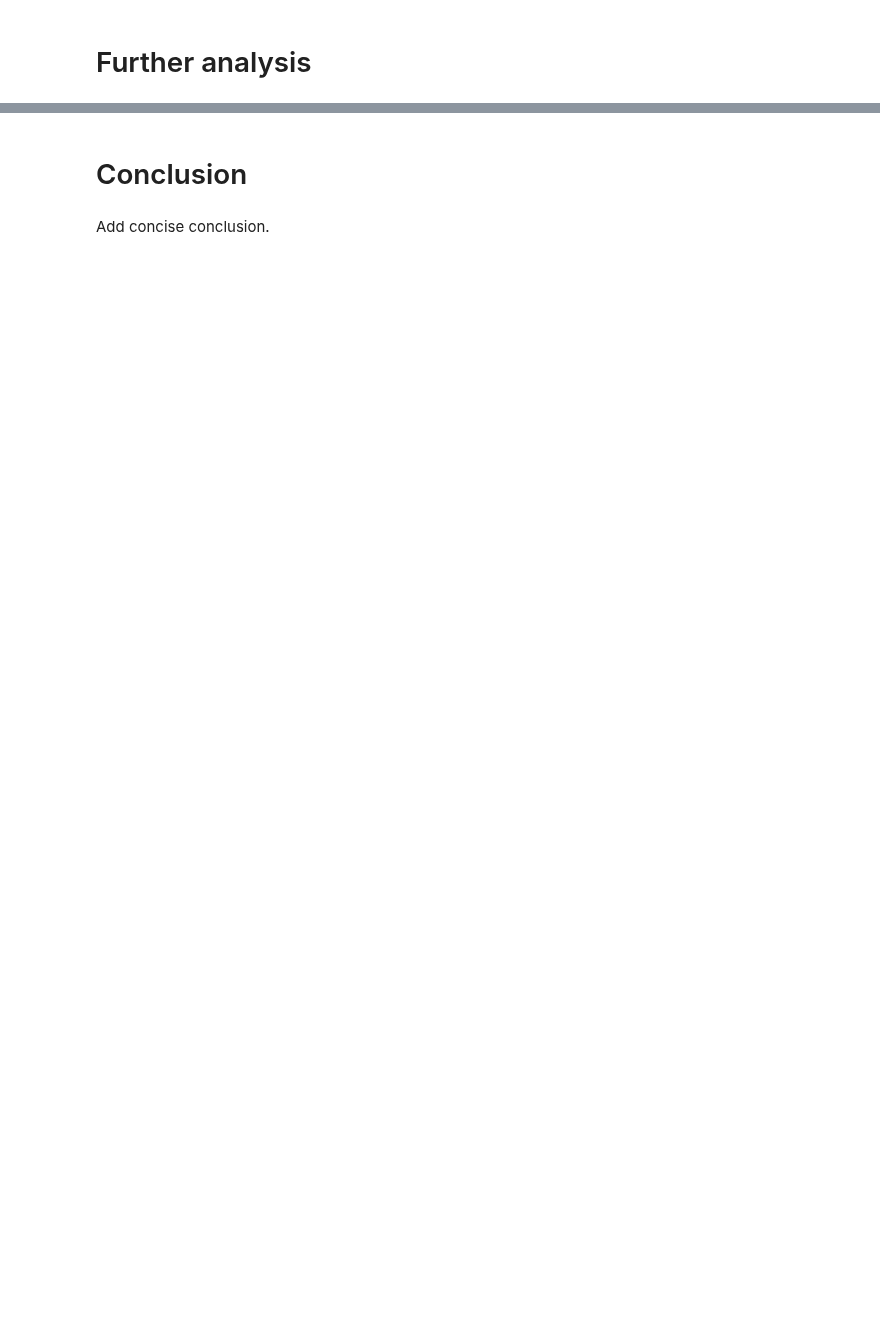
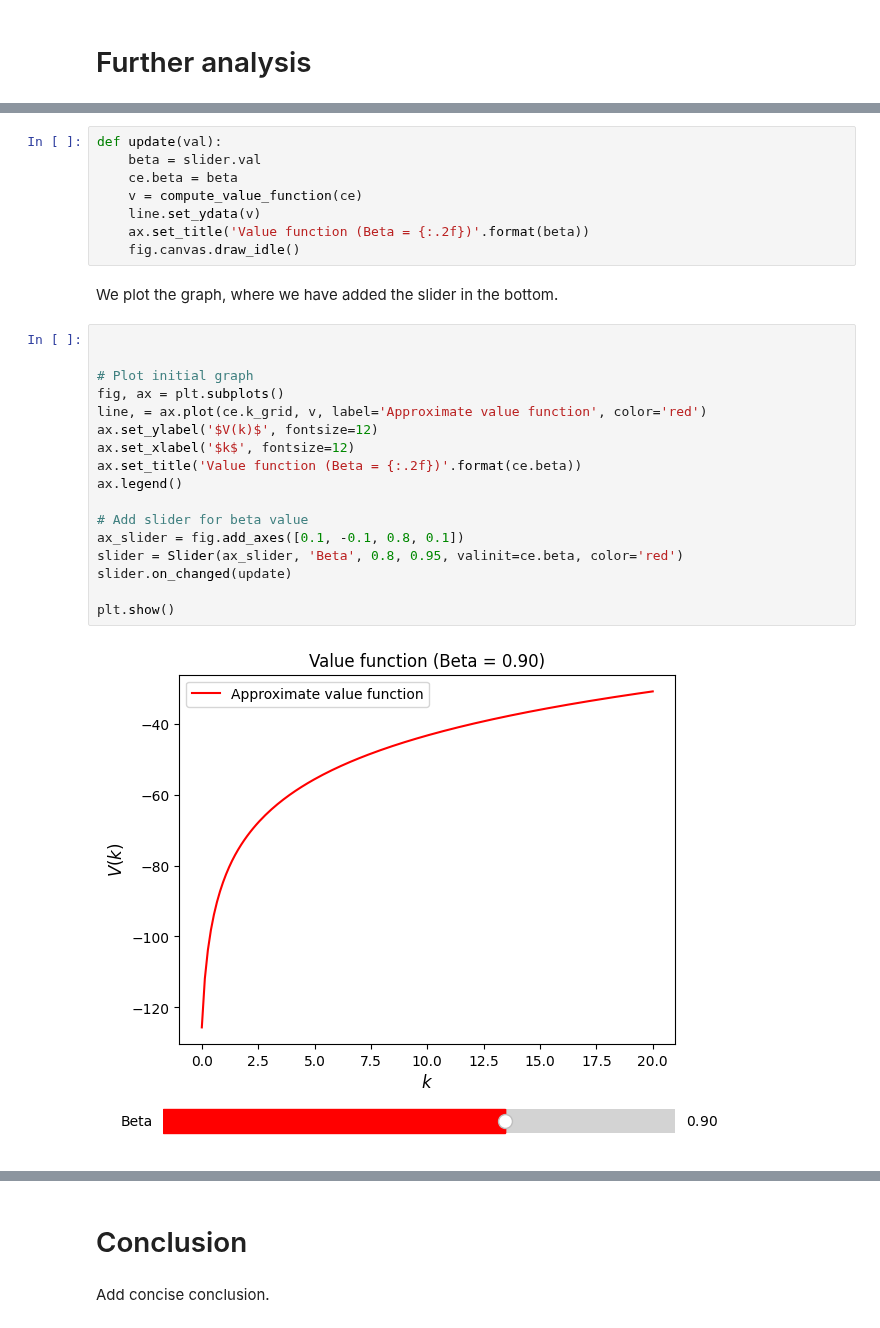
Before and after one commit to NumEconCopenhagen/projects-2024-jacobogmads, a Jupyter notebook: modelproject/modelproject.ipynb, the cells around one changed output, grey strips where cells are left out. Cells and saved outputs as stored; diff of their text form; blank space fills up the shorter version.

```diff
--- a/modelproject/modelproject.ipynb
+++ b/modelproject/modelproject.ipynb
@@ -189,0 +194,29 @@ Try to make an extension of the model.
+# %%
+def update(val):
+    beta = slider.val
+    ce.beta = beta
+    v = compute_value_function(ce)
+    line.set_ydata(v)
+    ax.set_title('Value function (Beta = {:.2f})'.format(beta))
+    fig.canvas.draw_idle()
+# %% [markdown]
+We plot the graph, where we have added the slider in the bottom.
+# %%
+
+
+# Plot initial graph
+fig, ax = plt.subplots()
+line, = ax.plot(ce.k_grid, v, label='Approximate value function', color='red')
+ax.set_ylabel('$V(k)$', fontsize=12)
+ax.set_xlabel('$k$', fontsize=12)
+ax.set_title('Value function (Beta = {:.2f})'.format(ce.beta))
+ax.legend()
+
+# Add slider for beta value
+ax_slider = fig.add_axes([0.1, -0.1, 0.8, 0.1])
+slider = Slider(ax_slider, 'Beta', 0.8, 0.95, valinit=ce.beta, color='red')
+slider.on_changed(update)
+
+plt.show()
+# %% [output]
+[figure, added]
```
Also changed, not shown: parts of 9 cells of this notebook, 1 other file.
